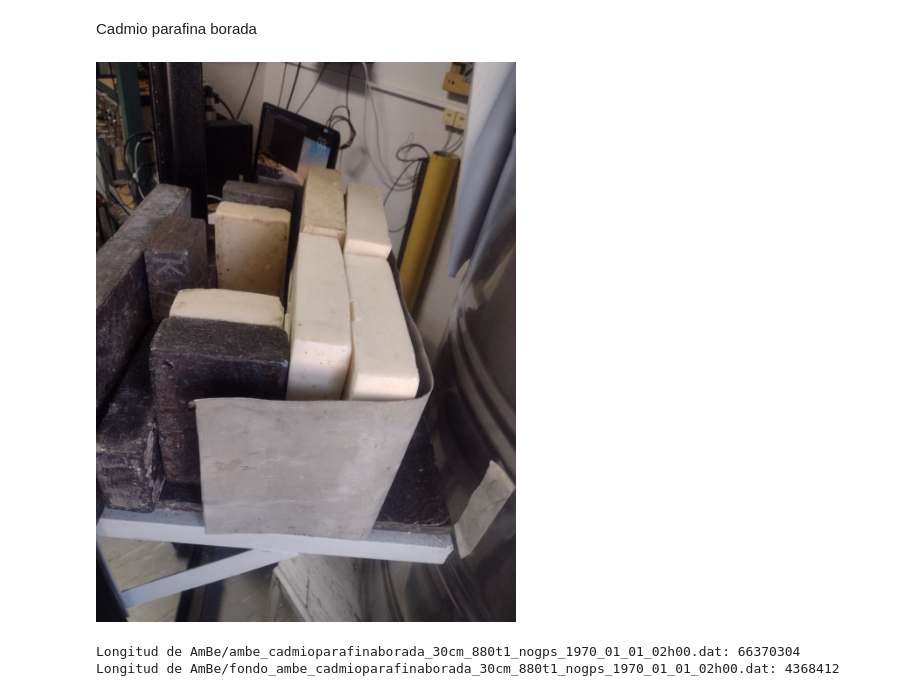
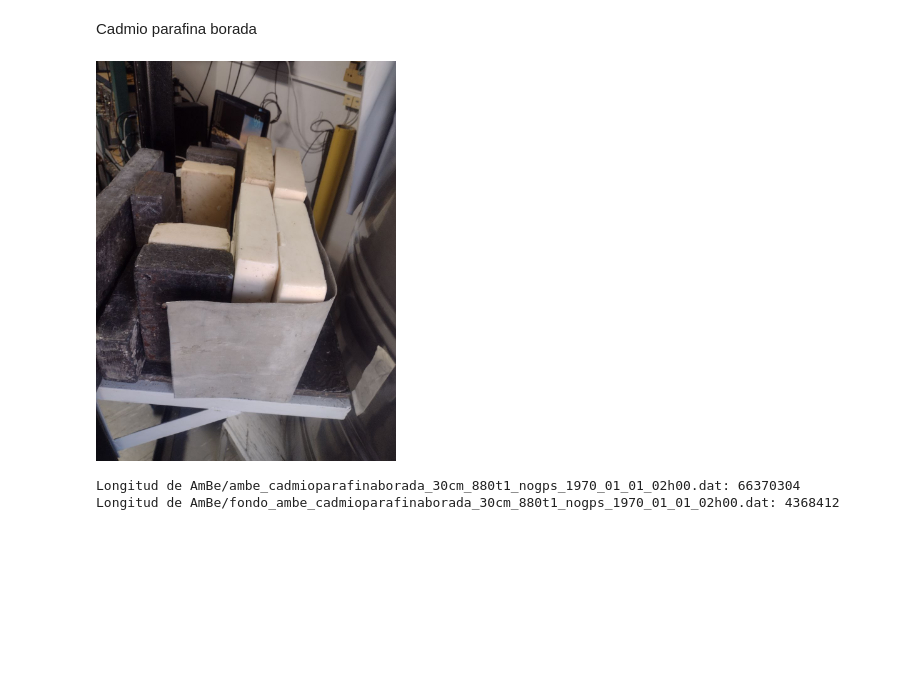
Before and after one commit to saisito/neutrones-gamma_classifier, a Jupyter notebook: process.ipynb, the cells around one changed output. Cells and saved outputs as stored; diff of their text form; code cells hidden in the pictures; blank space fills up the shorter version.

```diff
--- a/process.ipynb
+++ b/process.ipynb
@@ -268,8 +280,14 @@ del all_max_per_file_AmBe_plomo
 del all_sum_per_file_AmBe_plomo
 # %% [markdown]
 Cadmio parafina borada
-# %% [markdown]
-![image.png](attachment:image.png)
+# %%
+from IPython.display import Image
+
+image_path = 'imgs/cdpb.jpg'
+
+display(Image(filename=image_path, width=300, height=300))
+# %% [output]
+[figure, added]
 # %%
 all_max_per_file_AmBe_cdparafinab, all_sum_per_file_AmBe_cdparafinab, mean_pulses_AmBe_cdparafinab = load_data(file_list_AmBe_cdparafinab)
 # %% [output]
```
Also changed, not shown: parts of 10 cells of this notebook.
